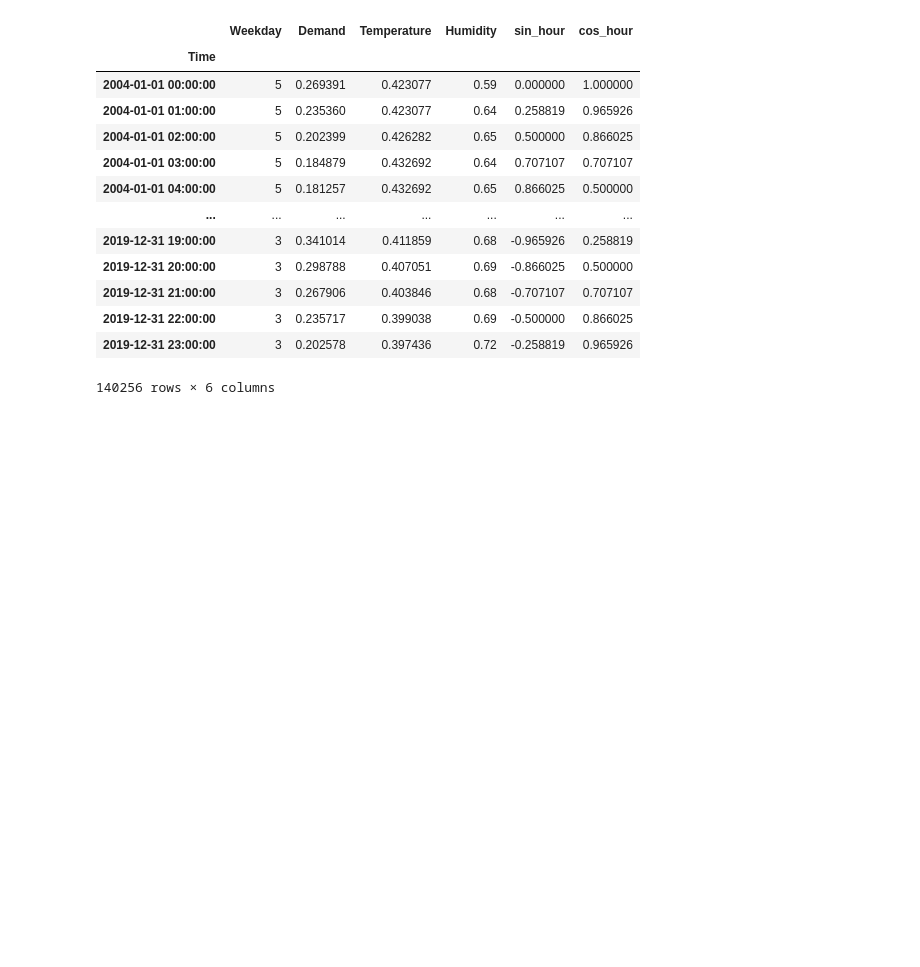
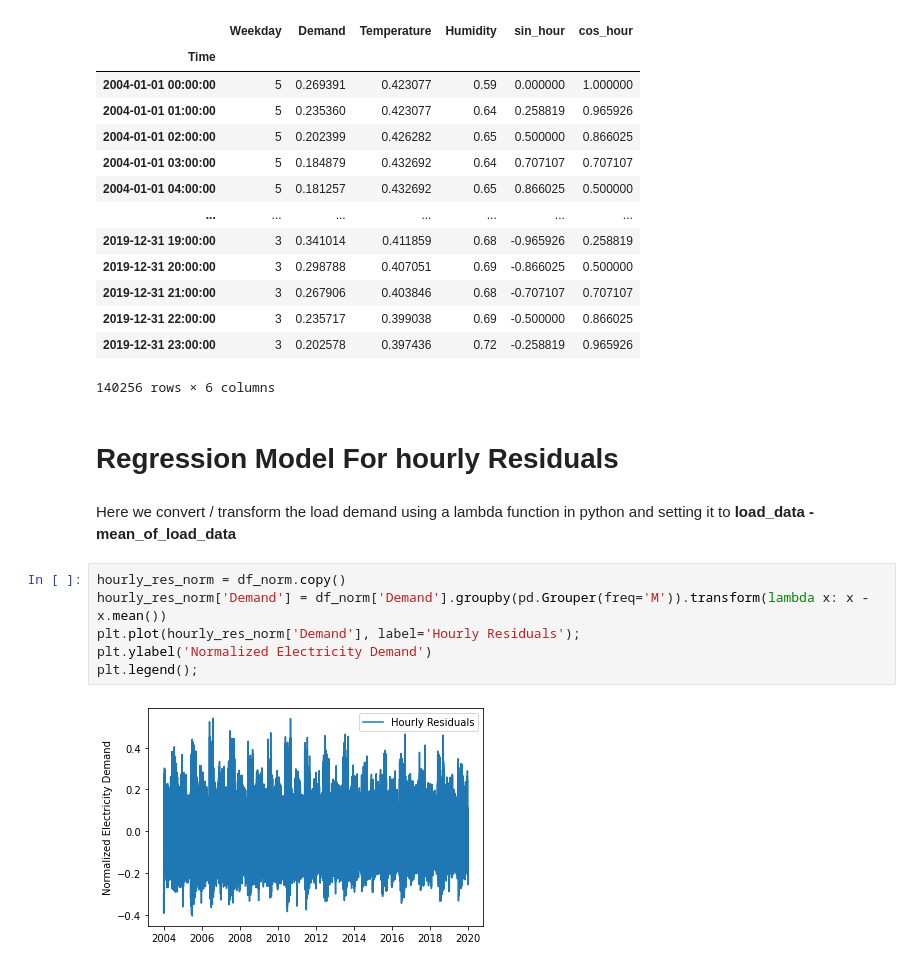
Before and after one commit to ayushiitbhu2800/Medium-Term-Load-Forecasting, a Jupyter notebook: Medium_Term_Load_Forecasting.ipynb, the cells around one changed output. Cells and saved outputs as stored; diff of their text form; blank space fills up the shorter version.

```diff
--- a/Medium_Term_Load_Forecasting.ipynb
+++ b/Medium_Term_Load_Forecasting.ipynb
@@ -214,3 +235,15 @@ df_norm
 | 2019-12-31 22:00:00 | 3 | 0.235717 | 0.399038 | 0.69 | -0.500000 | 0.866025 |
 | 2019-12-31 23:00:00 | 3 | 0.202578 | 0.397436 | 0.72 | -0.258819 | 0.965926 |
 140256 rows × 6 columns
+# %% [markdown]
+# **Regression Model                                                                         For hourly Residuals**
+# %% [markdown]
+Here we convert / transform the load demand using a lambda function in python and setting it to **load_data - mean_of_load_data**
+# %%
+hourly_res_norm = df_norm.copy()
+hourly_res_norm['Demand'] = df_norm['Demand'].groupby(pd.Grouper(freq='M')).transform(lambda x: x - x.mean())
+plt.plot(hourly_res_norm['Demand'], label='Hourly Residuals');
+plt.ylabel('Normalized Electricity Demand')
+plt.legend();
+# %% [output]
+[figure, added]
```
Also changed, not shown: parts of 7 cells of this notebook.
